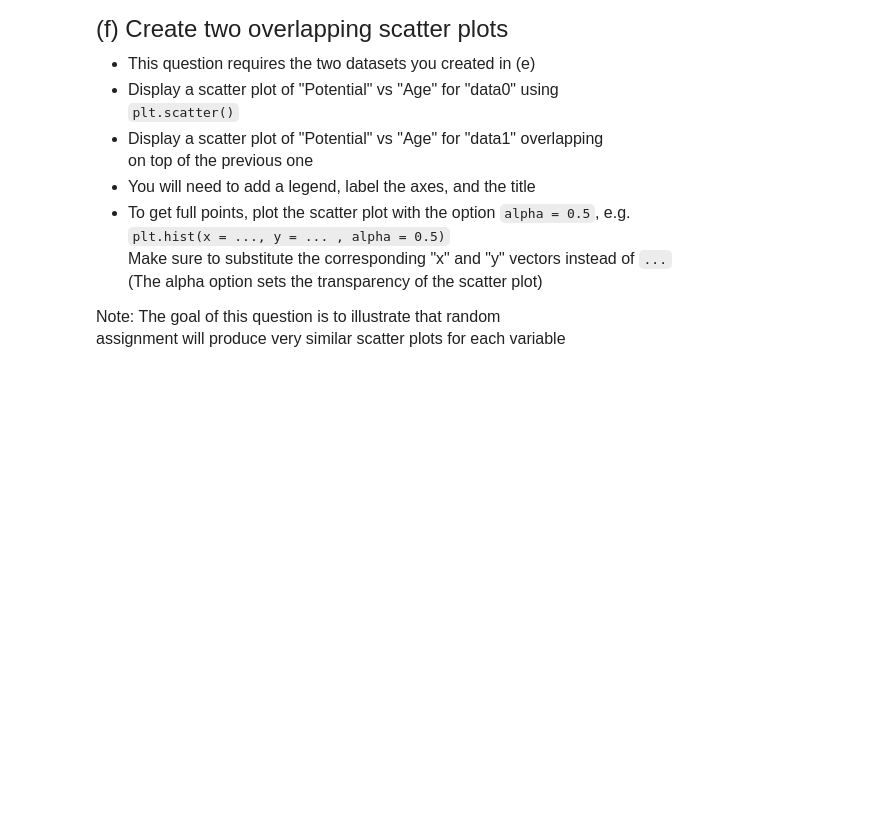
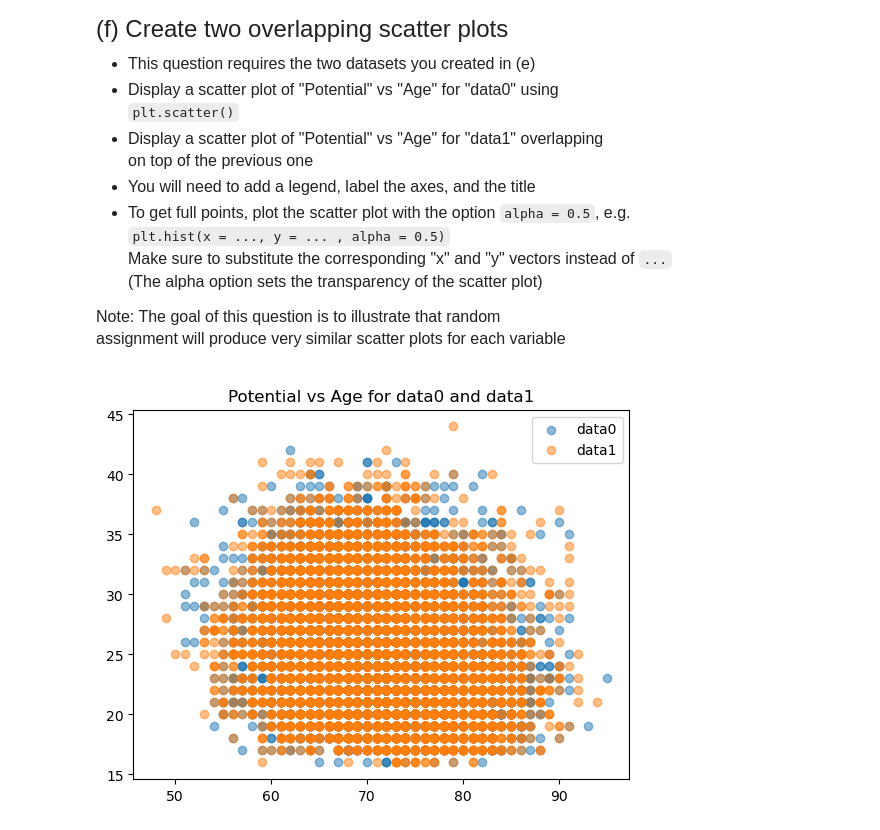
Before and after one commit to burntknee/qtm151spring2025, a Jupyter notebook: Quiz2/Quiz2/Quiz 2.ipynb, the cells around one changed output. Cells and saved outputs as stored; diff of their text form; code cells hidden in the pictures; blank space fills up the shorter version.

```diff
--- a/Quiz2/Quiz2/Quiz 2.ipynb
+++ b/Quiz2/Quiz2/Quiz 2.ipynb
@@ -56,7 +56,7 @@ to get a sense of its content
 # %%
 # Write your own code
 
-circuits = pd.read_csv("data_raw/circuits.csv")
+data_fifa = pd.read_csv("data_quiz/fifa23_players_basic.csv")
 # %% [markdown]
 <font size = "5">
 
@@ -163,3 +193,10 @@ store it in a new dataset called "data1"
+# %%
+# Write your own code
+
+n = len(data_fifa)
+random_var = np.random.uniform(low = 0, high = 1, size = n)
+data0 = data_fifa.query("@random_var < 0.4")
+data1 = data_fifa.query("@random_var >= 0.4")
 # %% [markdown]
 <font size = "5">
 
@@ -184,0 +220,10 @@ assignment will produce very similar scatter plots for each variable
+# %%
+# Write your own code
+plt.scatter(x = data0["Potential"],y = data0["Age"],alpha = 0.5)
+plt.scatter(x = data1["Potential"],y = data1["Age"],alpha = 0.5)
+
+plt.legend(labels = ["data0","data1"])
+plt.title("Potential vs Age for data0 and data1")
+plt.show()
+# %% [output]
+[figure, added]
```
Also changed, not shown: parts of 9 cells of this notebook, 2 other files.
